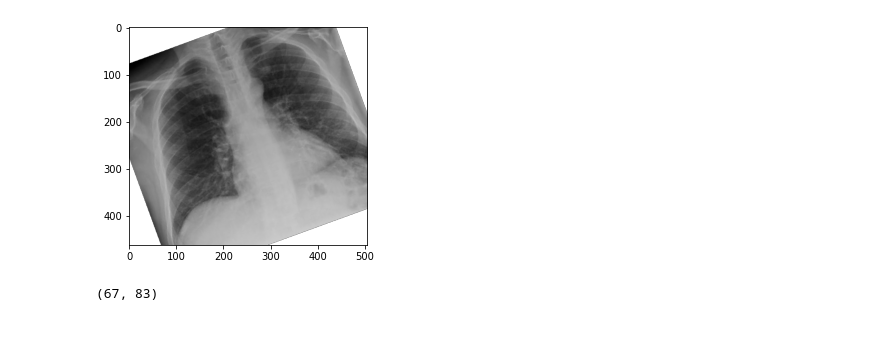
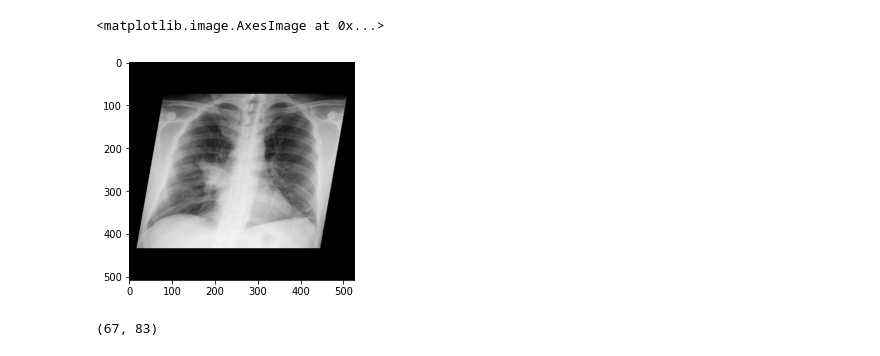
Before and after one commit to rinoSantoso/chest-xray-annotation-detection, a Jupyter notebook: Dataset Augmentation.ipynb, the cells around one changed output. Cells and saved outputs as stored; diff of their text form; code cells hidden in the pictures.

```diff
--- a/Dataset Augmentation.ipynb
+++ b/Dataset Augmentation.ipynb
@@ -50,17 +50,27 @@ def rotation_augmentation(folder_dir, target_dir):
 rotation_augmentation(folder_dir, target_dir)
 rotation_augmentation(folder_dir2, target_dir2)
 # %%
+images_list = os.listdir(folder_dir)
+image = Image.open(folder_dir+images_list[0])
 
+height, width = image.size
+hypotenouse = hypot(height, width)
+padding = (int((hypotenouse-height)/2*75/100), int((hypotenouse-width)/2*75/100))
+tf_padding = transforms.Pad(padding=padding)
+padded_image  = tf_padding(image)
 
-rotated_image = tf_randomrot(image)
+sheared_image = transforms.functional.affine(padded_image, angle=0, translate=[0,0], scale=1, shear=10)
 
-plt.imshow(rotated_image)
+# rotated_image = tf_randomrot(image)
 
-file_name, file_ext = os.path.splitext(images_list[1])
+plt.imshow(sheared_image)
 
-rotated_image.save(target_dir+file_name+'.png')
+# file_name, file_ext = os.path.splitext(images_list[1])
+
+# rotated_image.save(target_dir+file_name+'.png')
 # %% [output]
+<matplotlib.image.AxesImage at 0x...>
-[figure, old version]
+[figure, new version]
 # %%
 padding = (int((hypotenouse-height)/2*75/100), int((hypotenouse-width)/2*75/100))
 print(padding)
```
Also changed, not shown: 2 other files.
